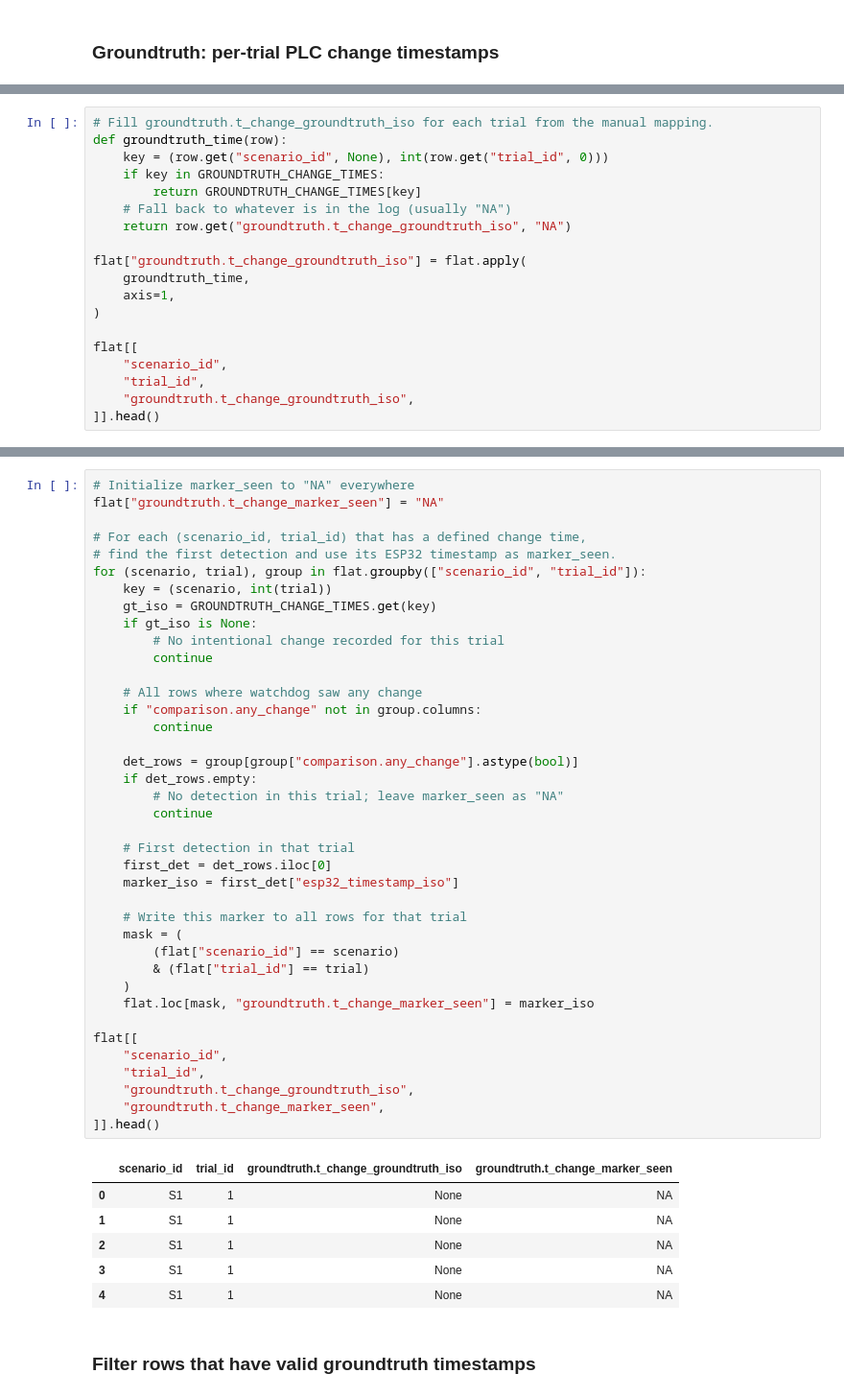
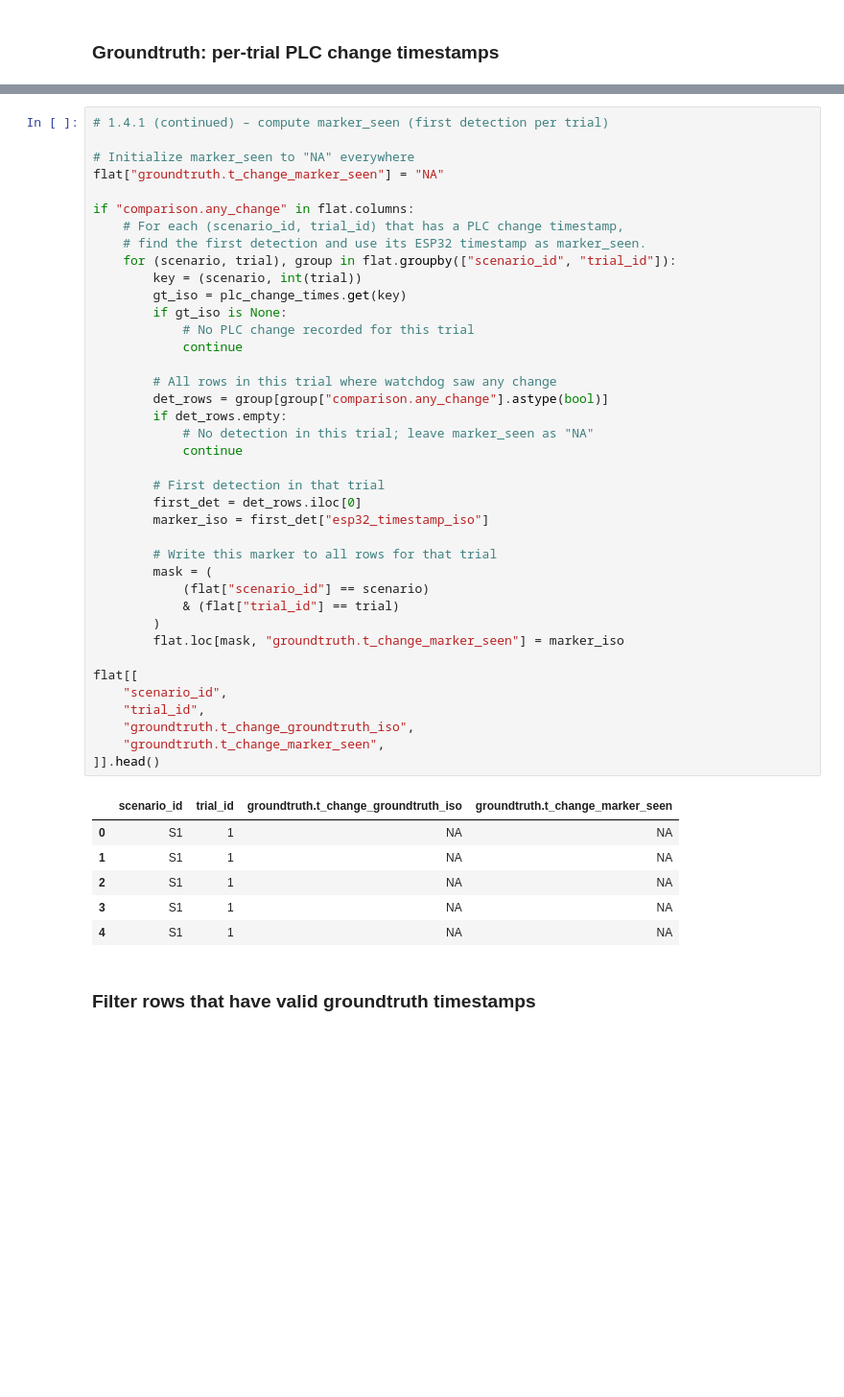
Before and after one commit to georgelake2/ESP32_PLC_Reader, a Jupyter notebook: Watchdog_experiments.ipynb, the cells around one changed output, grey strips where cells are left out. Shown: that part at 96% size. Saved outputs shown, nothing was run; the diff lists cells and outputs as text; blank space fills up the shorter version.

```diff
--- a/Watchdog_experiments.ipynb
+++ b/Watchdog_experiments.ipynb
@@ -422,19 +454,0 @@ GROUNDTRUTH_CHANGE_TIMES = {
-# %%
-# Fill groundtruth.t_change_groundtruth_iso for each trial from the manual mapping.
-def groundtruth_time(row):
-    key = (row.get("scenario_id", None), int(row.get("trial_id", 0)))
-    if key in GROUNDTRUTH_CHANGE_TIMES:
-        return GROUNDTRUTH_CHANGE_TIMES[key]
-    # Fall back to whatever is in the log (usually "NA")
-    return row.get("groundtruth.t_change_groundtruth_iso", "NA")
-
-flat["groundtruth.t_change_groundtruth_iso"] = flat.apply(
-    groundtruth_time,
-    axis=1,
-)
-
-flat[[
-    "scenario_id",
-    "trial_id",
-    "groundtruth.t_change_groundtruth_iso",
-]].head()
@@ -448,49 +455,49 @@ flat[[
 # %%
+# 1.4.1 (continued) – compute marker_seen (first detection per trial)
+
 # Initialize marker_seen to "NA" everywhere
 flat["groundtruth.t_change_marker_seen"] = "NA"
 
-# For each (scenario_id, trial_id) that has a defined change time,
-# find the first detection and use its ESP32 timestamp as marker_seen.
-for (scenario, trial), group in flat.groupby(["scenario_id", "trial_id"]):
-    key = (scenario, int(trial))
-    gt_iso = GROUNDTRUTH_CHANGE_TIMES.get(key)
-    if gt_iso is None:
-        # No intentional change recorded for this trial
-        continue
+if "comparison.any_change" in flat.columns:
+    # For each (scenario_id, trial_id) that has a PLC change timestamp,
+    # find the first detection and use its ESP32 timestamp as marker_seen.
+    for (scenario, trial), group in flat.groupby(["scenario_id", "trial_id"]):
+        key = (scenario, int(trial))
+        gt_iso = plc_change_times.get(key)
+        if gt_iso is None:
+            # No PLC change recorded for this trial
+            continue
 
-    # All rows where watchdog saw any change
-    if "comparison.any_change" not in group.columns:
-        continue
+        # All rows in this trial where watchdog saw any change
+        det_rows = group[group["comparison.any_change"].astype(bool)]
+        if det_rows.empty:
+            # No detection in this trial; leave marker_seen as "NA"
+            continue
 
-    det_rows = group[group["comparison.any_change"].astype(bool)]
-    if det_rows.empty:
-        # No detection in this trial; leave marker_seen as "NA"
-        continue
+        # First detection in that trial
+        first_det = det_rows.iloc[0]
+        marker_iso = first_det["esp32_timestamp_iso"]
 
-    # First detection in that trial
-    first_det = det_rows.iloc[0]
-    marker_iso = first_det["esp32_timestamp_iso"]
-
-    # Write this marker to all rows for that trial
-    mask = (
-        (flat["scenario_id"] == scenario)
-        & (flat["trial_id"] == trial)
-    )
-    flat.loc[mask, "groundtruth.t_change_marker_seen"] = marker_iso
+        # Write this marker to all rows for that trial
+        mask = (
+            (flat["scenario_id"] == scenario)
+            & (flat["trial_id"] == trial)
+        )
+        flat.loc[mask, "groundtruth.t_change_marker_seen"] = marker_iso
 
 flat[[
     "scenario_id",
     "trial_id",
     "groundtruth.t_change_groundtruth_iso",
     "groundtruth.t_change_marker_seen",
 ]].head()
 # %% [output]
 |  | scenario_id | trial_id | groundtruth.t_change_groundtruth_iso | groundtruth.t_change_marker_seen |
-| 0 | S1 | 1 | None | NA |
-| 1 | S1 | 1 | None | NA |
-| 2 | S1 | 1 | None | NA |
-| 3 | S1 | 1 | None | NA |
-| 4 | S1 | 1 | None | NA |
+| 0 | S1 | 1 | NA | NA |
+| 1 | S1 | 1 | NA | NA |
+| 2 | S1 | 1 | NA | NA |
+| 3 | S1 | 1 | NA | NA |
+| 4 | S1 | 1 | NA | NA |
 # %% [markdown]
 ### Filter rows that have valid groundtruth timestamps
 # %%
```
Also changed, not shown: parts of 10 cells of this notebook, 3 other files.
